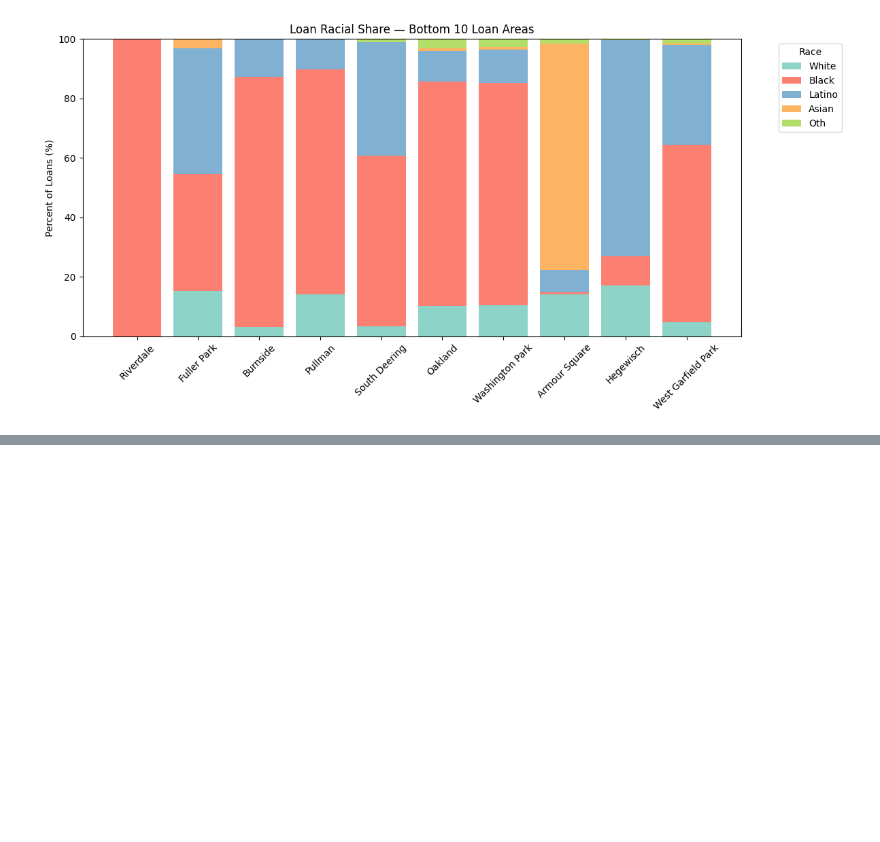
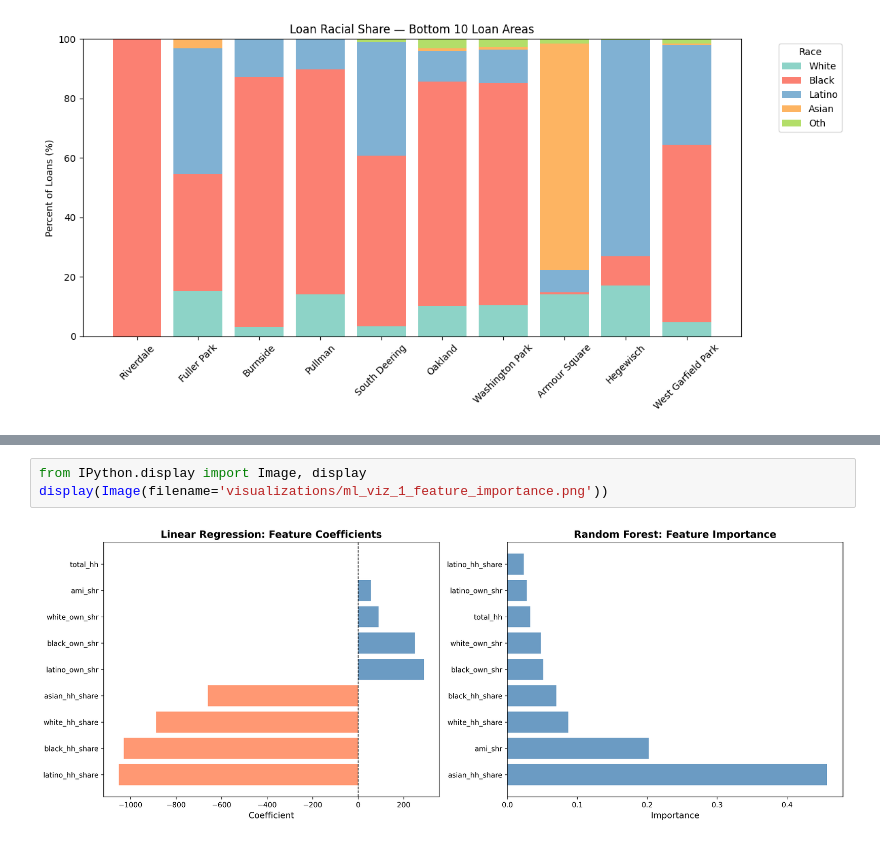
Before and after one commit to supernova37452/418Project-MoneyMapping, a Jupyter notebook: GrantsAnaylsis.ipynb, the cells around one changed output, grey strips where cells are left out. Cells and saved outputs as stored; diff of their text form; blank space fills up the shorter version.

```diff
--- a/GrantsAnaylsis.ipynb
+++ b/GrantsAnaylsis.ipynb
@@ -897,0 +1276,5 @@ West Garfield Park           48380000
+# %%
+from IPython.display import Image, display
+display(Image(filename='visualizations/ml_viz_1_feature_importance.png'))
+# %% [output]
+[figure, added]
```
Also changed, not shown: parts of 17 cells of this notebook, 2 other files.
